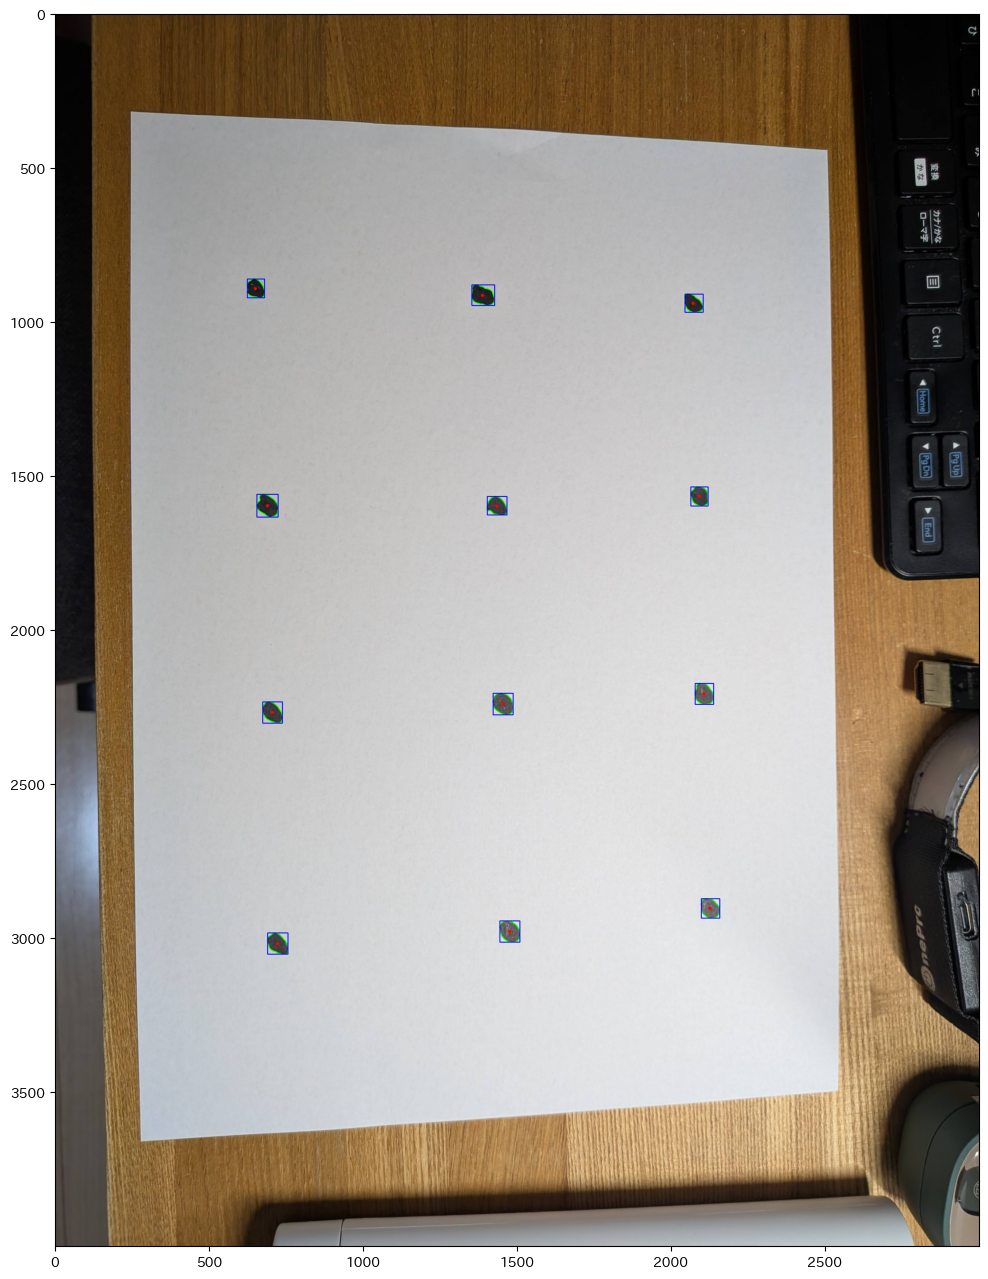
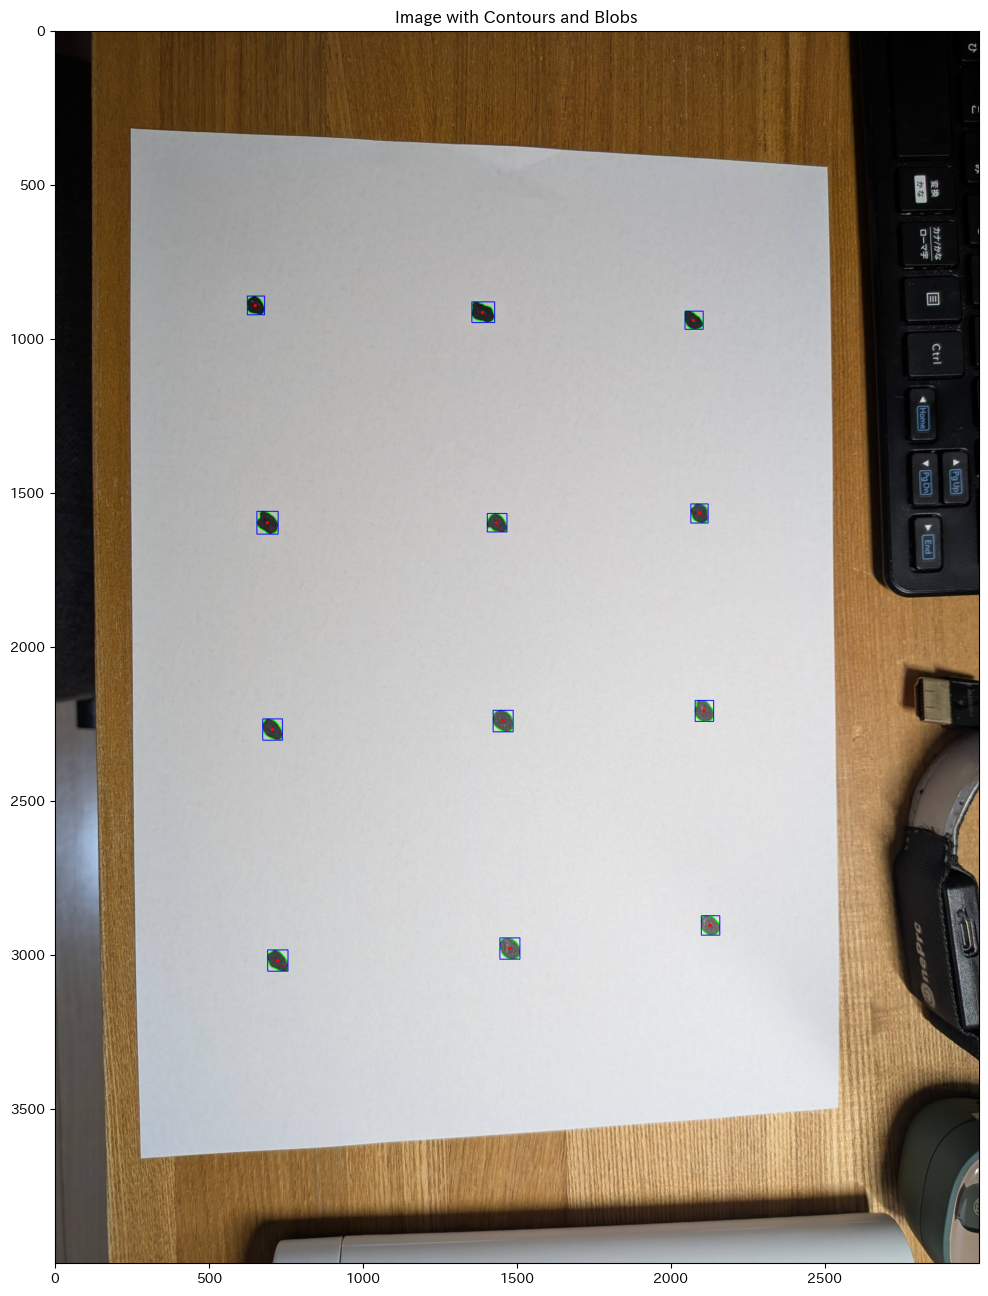
The change to this notebook cell's code, shown as a diff; its figure went from the first image to the second:
--- before
+++ after
@@ -39,3 +39,4 @@
 plt.figure(figsize=(20, 16)) 
 plt.imshow(cv2.cvtColor(image_with_analysis, cv2.COLOR_BGR2RGB))
+plt.title('Image with Contours and Blobs')
 plt.show()

Commit: batch process - processed image